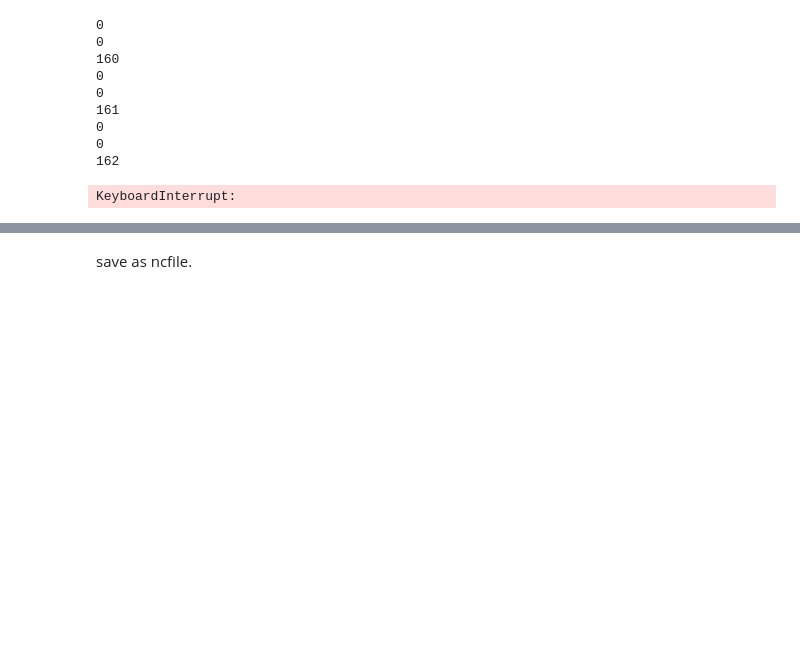
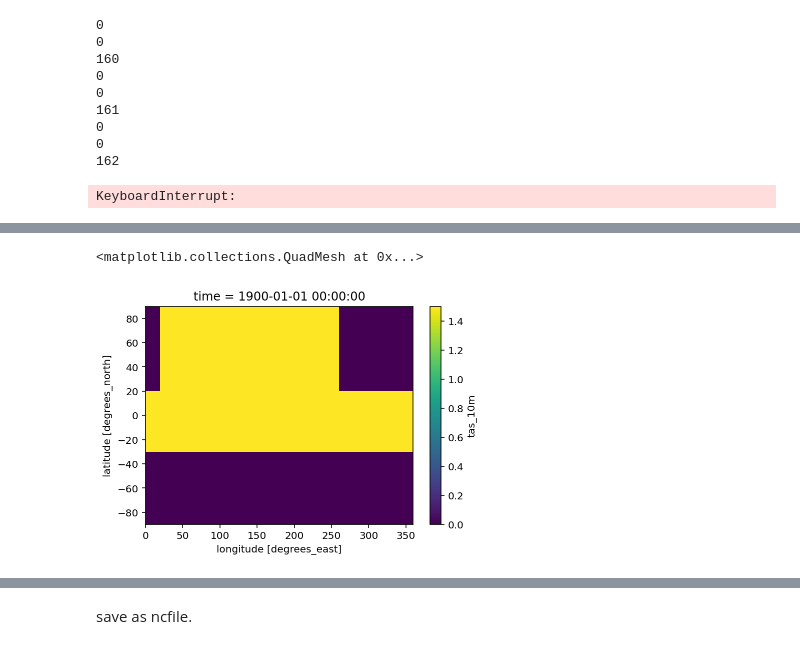
Before and after one commit to claireyung/unsw_clex_project_files, a Jupyter notebook: basin_forcings.ipynb, the cells around one changed output, grey strips where cells are left out. Drawn from its saved outputs; the diff is of its cells as text; code cells hidden in the pictures; blank space fills up the shorter version.

```diff
--- a/basin_forcings.ipynb
+++ b/basin_forcings.ipynb
@@ -76,0 +77,11 @@ rlds_control_SO_c = (-8/1.5*mask_SO+rlds_control)
+# %%
+mask_PI = 1.5* np.ones((ds.dims['latitude'], ds.dims['longitude']))  - (mask_SO +mask_NA)
+temp_control_PI_w = (mask_PI+temp_control)
+temp_control_PI_c = (-mask_PI+temp_control)
+rlds_control_PI_w = (8/1.5*mask_PI+rlds_control)
+rlds_control_PI_c = (-8/1.5*mask_PI+rlds_control)
+# %%
+mask_PI.plot()
+# %% [output]
+<matplotlib.collections.QuadMesh at 0x...>
+[figure, added]
```
Also changed, not shown: parts of 6 cells of this notebook, 17 other files.
